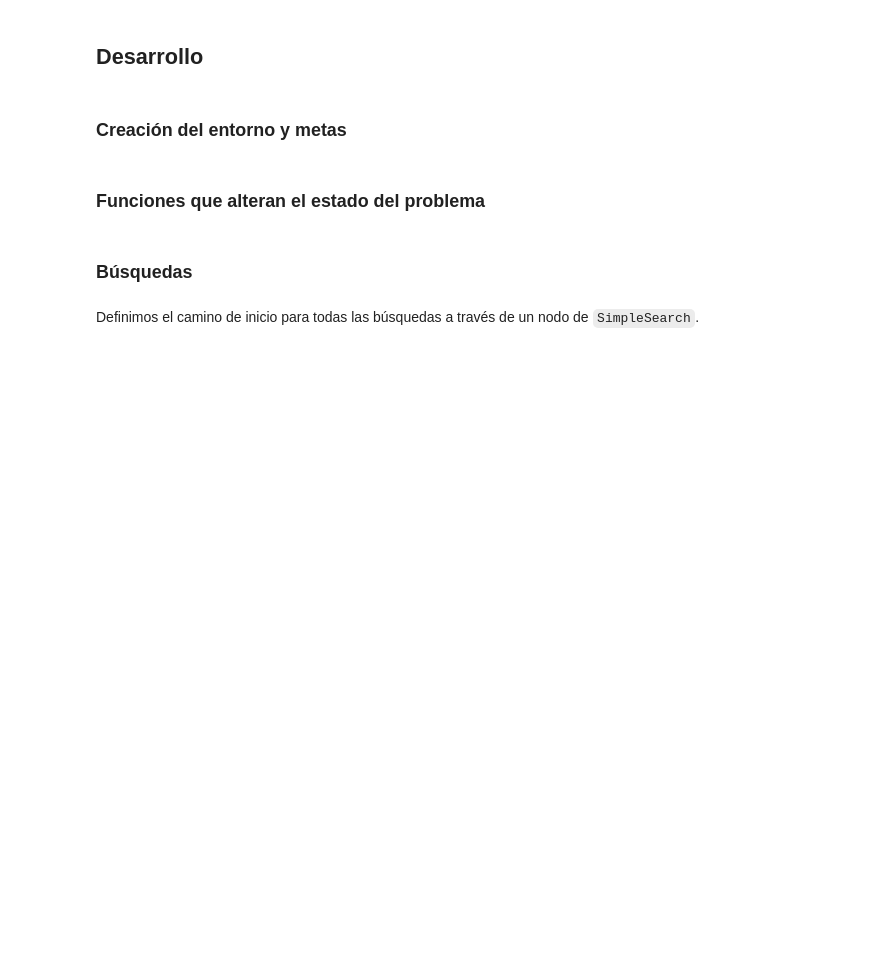
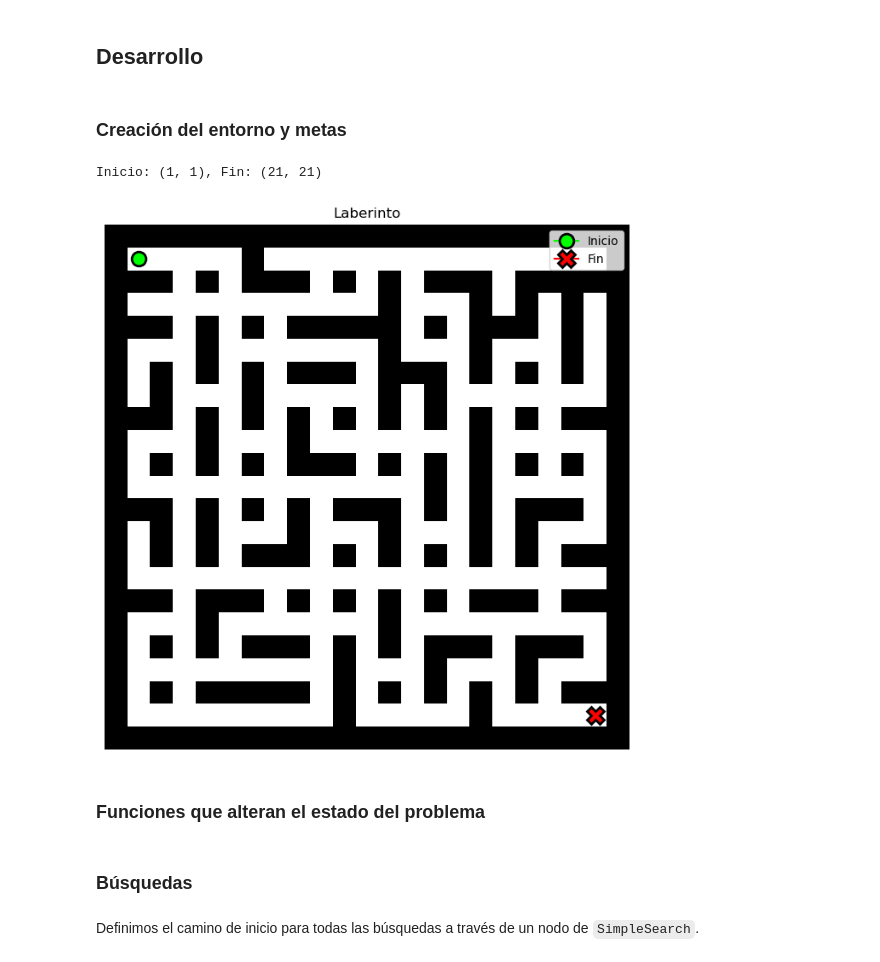
Before and after one commit to perlapaola22/baileProyecto, a Jupyter notebook: Laberinto_Busqueda1.ipynb, the cells around one changed output. Saved outputs shown, nothing was run; the diff lists cells and outputs as text; code cells hidden in the pictures; blank space fills up the shorter version.

```diff
--- a/Laberinto_Busqueda1.ipynb
+++ b/Laberinto_Busqueda1.ipynb
@@ -59,19 +348,26 @@ import pandas as pd
 # %%
 maze = [
     [0,0,1,0,0,0,1,0,0,0],
     [1,0,1,0,1,0,1,0,1,0],
     [0,0,0,0,1,0,0,0,1,0],
     [0,1,1,1,1,1,1,0,1,0],
     [0,0,0,0,0,0,1,0,1,0],
     [1,1,1,1,1,0,1,0,1,0],
     [0,0,0,0,1,0,0,0,1,0],
     [0,1,1,0,1,0,1,1,1,0],
     [0,0,0,0,0,0,0,0,0,0],
     [1,1,1,1,1,1,1,1,1,0]
 ]
 
 start_state = (0,0)
 goal_state  = (9,9)
+
+maze, start_state, goal_state = maze_builder(23, 23, random_seed=42, extra_paths_ratio=0.4)
+print(f"Inicio: {start_state}, Fin: {goal_state}")
+draw_maze(maze, start_state, goal_state)
+# %% [output]
+Inicio: (1, 1), Fin: (21, 21)
+[figure, added]
 # %% [markdown]
 ### Funciones que alteran el estado del problema
 # %%
```
Also changed, not shown: parts of 18 cells of this notebook.
